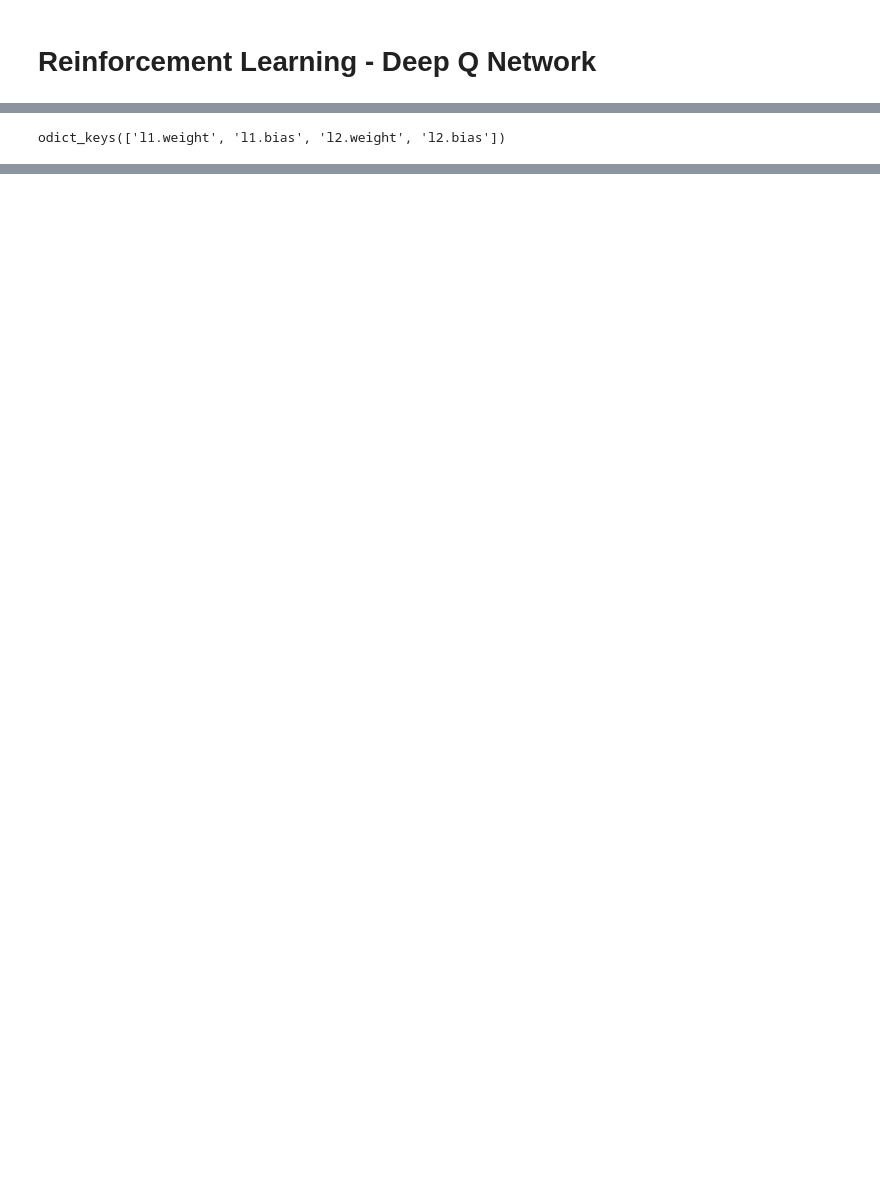
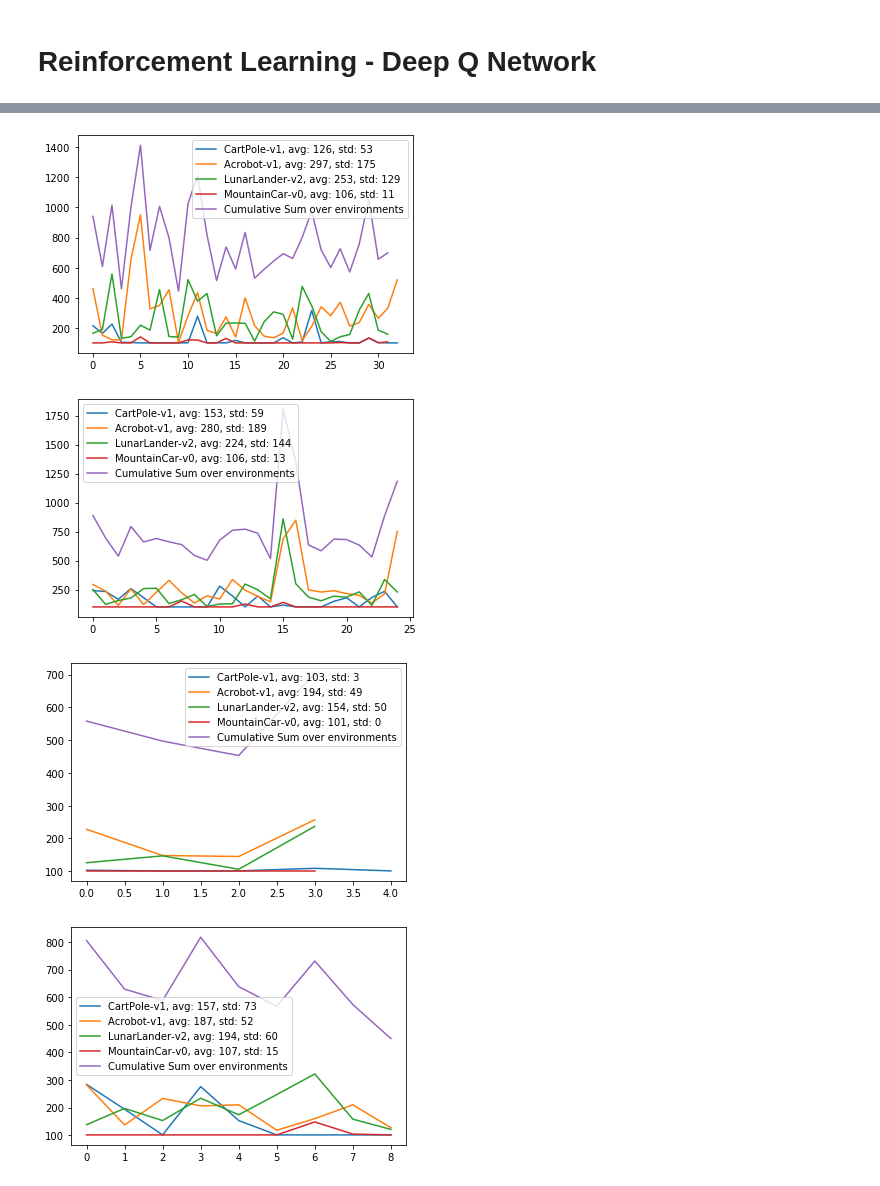
Before and after one commit to wlongxiang/RLAssignment, a Jupyter notebook: DQN_experiments.ipynb, the cells around one changed output, grey strips where cells are left out. Saved outputs shown, nothing was run; the diff lists cells and outputs as text; code cells hidden in the pictures; blank space fills up the shorter version.

Commit message:
Added plots

```diff
--- a/DQN_experiments.ipynb
+++ b/DQN_experiments.ipynb
@@ -303,11 +303,11 @@ discount_factor = 0.8
 # Fabrizio: [mem_size: 64, use_target: False]
 
 for i in range(runs_per_setup):
-    for memory_size in [10000, 64]:                    # 2
+    for memory_size in [64]:                    # 2
         for learn_rate in [1e-2, 1e-3, 1e-4]:          # 3
             for num_hidden in [128, 256, 512]:           # 3
                 for env in test_envs:                       # 4
-                    for use_target in [True, False]:        # 2
+                    for use_target in [True]:        # 2
                                                             # = 144 runs
                         if memory_size < 64:
                             batch_size = memory_size
@@ -365,5 +376,69 @@ with open('all_runs_weight_histoires.pkl', 'rb') as handle:
     weight_dict = pickle.load(handle)
 
 weight_dict[0]["episode_network_weights"][0].keys()
-# %% [output]
-odict_keys(['l1.weight', 'l1.bias', 'l2.weight', 'l2.bias'])
+# %%
+def read_results(filename):
+    results = pd.read_csv(filename)
+    results.scores = results.apply(lambda x: [float(score.strip(' []')) for score in x.scores.split(',')], 1)
+    return results
+
+def convergence_check(row, delta, average_range):
+    scores = row.scores
+
+    for i in range(average_range,len(scores)-average_range):
+        left_window = scores[(i-average_range):i]
+        right_window = scores[(i+1):(i+1+average_range)]
+
+        if np.abs(np.average(left_window) - np.average(right_window)) < delta:
+            return (i+1+average_range)
+    return -1
+
+def get_convergence(tenv_res, convergence_check, delta, average_range, axis=1):
+    return tenv_res.apply(lambda x: convergence_check(x, delta, average_range), axis )
+
+def title_format(mem_params, target_net):
+    target_net_string = ""
+    if target_net:
+        target_net_string = "_target_network_true"
+    mem_params = str(mem_params)
+    return"convergence_memory_size_{}{}.png".format(mem_params,target_net_string)
+
+
+def plot_results(filename, mem_params, target_net, test_envs=test_envs, delta=0.5, average_range=50):
+    results = read_results(filename)
+    results['convergence'] = get_convergence(results, convergence_check, delta, average_range)
+
+    plt.figure()
+    sum_len = len(results[results.env==test_envs[-1]])
+    cum_sum = np.zeros(sum_len)
+    for tenv in test_envs:
+        tenv_res = results[results.env == tenv]
+
+        # calculate cumulative sum
+        convergence = tenv_res.convergence.tolist()
+        if len(convergence) == sum_len:
+            cum_sum += convergence
+        else:
+            cum_sum += convergence[:-1]
+
+        idx = np.argmin(cum_sum)
+        minimum = tenv_res.iloc[idx, 0]
+
+        label = "{}, avg: {}, std: {}".format(tenv, round(np.average(convergence)), round(np.std(convergence)))
+        plt.plot(convergence, label=label)
+
+
+    print(results.iloc[(minimum-3):minimum+1, :][["env", "use_target", "memory_size", "learn_rate", "num_hidden", "convergence"]].to_latex())
+    plt.plot(cum_sum, label="Cumulative Sum over environments")
+    title = title_format(mem_params, target_net)
+#     plt.title(title)
+    plt.legend()
+    plt.savefig(title)
+
+
+test_envs = ["CartPole-v1", "Acrobot-v1", "LunarLander-v2", "MountainCar-v0" ]
+plot_results("results_alex.csv", 64, True)
+plot_results("results_jan_2.csv", 10000, True)
+plot_results("results_fabrizio_2.csv", 64, False)
+plot_results("results_benjamin.csv", 10000, False)
+# %% [output]
@@ -369,0 +462,4 @@ odict_keys(['l1.weight', 'l1.bias', 'l2.weight', 'l2.bias'])
+[figure, added]
+[figure, added]
+[figure, added]
+[figure, added]
```
Also changed, not shown: parts of 2 cells of this notebook, 10 other files.
